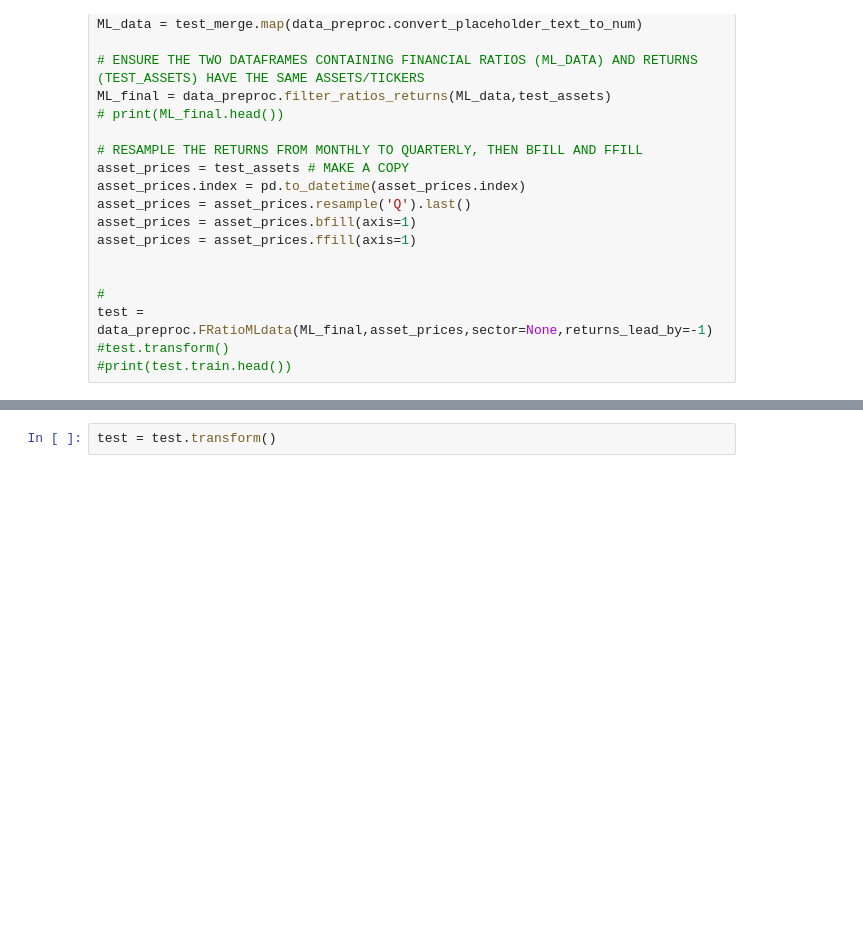
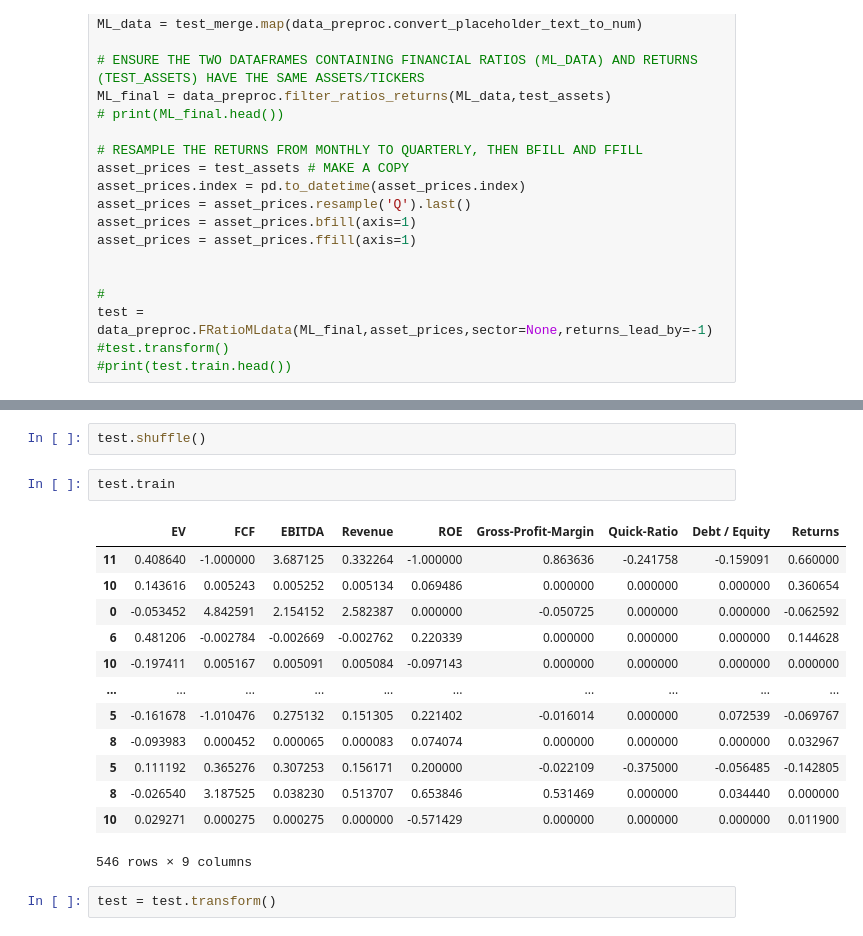
Before and after one commit to jjiaoyuwang/WQU-capstone, a Jupyter notebook: jupyter-notebooks/ML_proto.ipynb, the cells around one changed output, grey strips where cells are left out. Drawn from its saved outputs; the diff is of its cells as text; blank space fills up the shorter version.

```diff
--- a/jupyter-notebooks/ML_proto.ipynb
+++ b/jupyter-notebooks/ML_proto.ipynb
@@ -56,3 +72,21 @@ test = data_preproc.FRatioMLdata(ML_final,asset_prices,sector=None,returns_lead_
+# %%
+test.shuffle()
+# %%
+test.train
+# %% [output]
+|  | EV | FCF | EBITDA | Revenue | ROE | Gross-Profit-Margin | Quick-Ratio | Debt / Equity | Returns |
+| 11 | 0.408640 | -1.000000 | 3.687125 | 0.332264 | -1.000000 | 0.863636 | -0.241758 | -0.159091 | 0.660000 |
+| 10 | 0.143616 | 0.005243 | 0.005252 | 0.005134 | 0.069486 | 0.000000 | 0.000000 | 0.000000 | 0.360654 |
+| 0 | -0.053452 | 4.842591 | 2.154152 | 2.582387 | 0.000000 | -0.050725 | 0.000000 | 0.000000 | -0.062592 |
+| 6 | 0.481206 | -0.002784 | -0.002669 | -0.002762 | 0.220339 | 0.000000 | 0.000000 | 0.000000 | 0.144628 |
+| 10 | -0.197411 | 0.005167 | 0.005091 | 0.005084 | -0.097143 | 0.000000 | 0.000000 | 0.000000 | 0.000000 |
+| ... | ... | ... | ... | ... | ... | ... | ... | ... | ... |
+| 5 | -0.161678 | -1.010476 | 0.275132 | 0.151305 | 0.221402 | -0.016014 | 0.000000 | 0.072539 | -0.069767 |
+| 8 | -0.093983 | 0.000452 | 0.000065 | 0.000083 | 0.074074 | 0.000000 | 0.000000 | 0.000000 | 0.032967 |
+| 5 | 0.111192 | 0.365276 | 0.307253 | 0.156171 | 0.200000 | -0.022109 | -0.375000 | -0.056485 | -0.142805 |
+| 8 | -0.026540 | 3.187525 | 0.038230 | 0.513707 | 0.653846 | 0.531469 | 0.000000 | 0.034440 | 0.000000 |
+| 10 | 0.029271 | 0.000275 | 0.000275 | 0.000000 | -0.571429 | 0.000000 | 0.000000 | 0.000000 | 0.011900 |
+546 rows × 9 columns
 # %%
 test = test.transform()
 # %%
```
Also changed, not shown: parts of 14 cells of this notebook, 2 other files.
